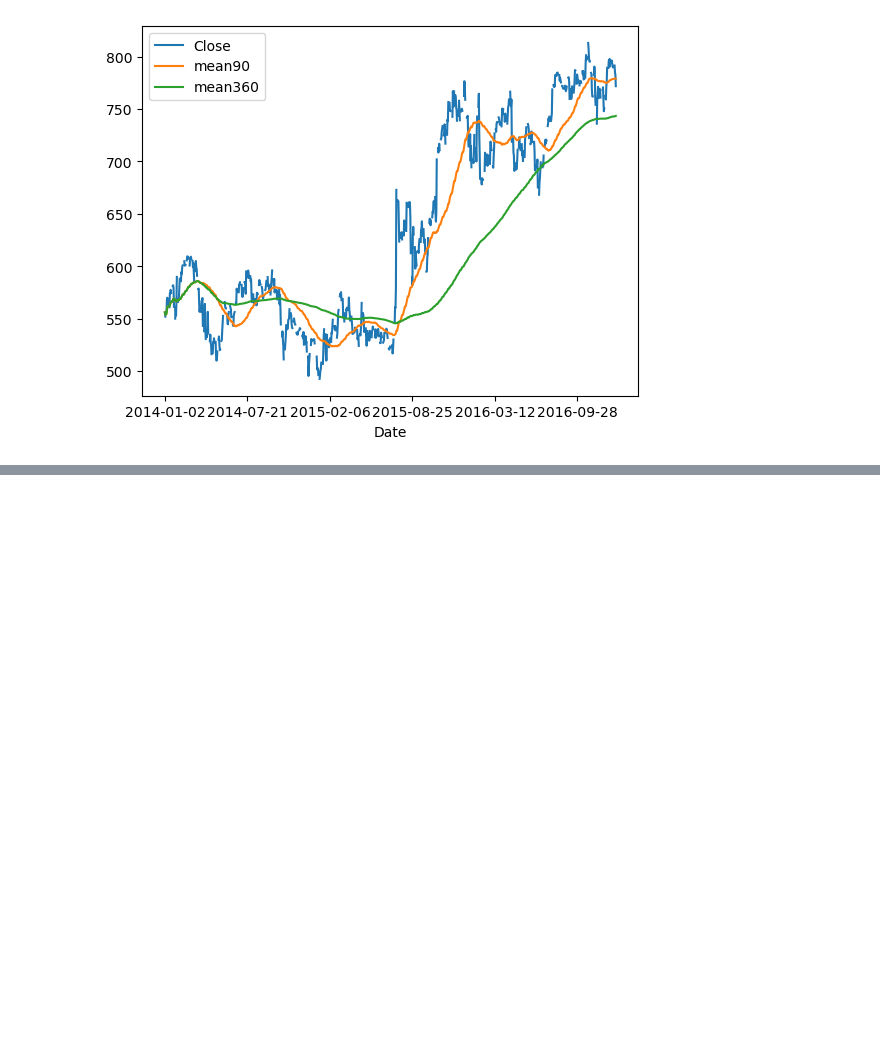
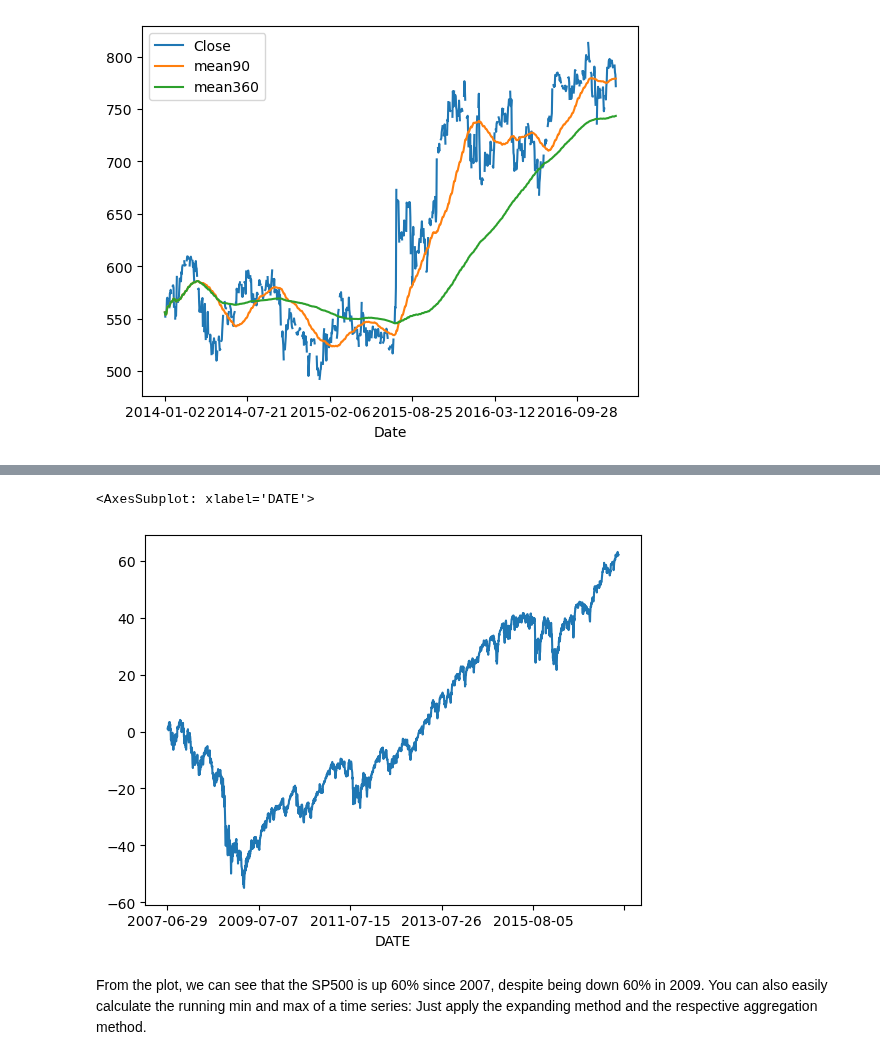
Before and after one commit to johnwslee/Data_Science_Libraries, a Jupyter notebook: pandas/Medium_Manipulating_Timeseries_Data_in_Python.ipynb, the cells around one changed output, grey strips where cells are left out. Cells and saved outputs as stored; diff of their text form; code cells hidden in the pictures; blank space fills up the shorter version.

```diff
--- a/pandas/Medium_Manipulating_Timeseries_Data_in_Python.ipynb
+++ b/pandas/Medium_Manipulating_Timeseries_Data_in_Python.ipynb
@@ -620,0 +662,2 @@ data.plot()
+# %%
+data.set_index("DATE", inplace=True)
@@ -620,0 +681,2 @@ data.plot()
+# %%
+pr = data["SP500"].pct_change()  # period return
@@ -620,0 +699,2 @@ data.plot()
+# %%
+pr_plus_one = pr.add(1)
@@ -620,0 +717,2 @@ data.plot()
+# %%
+cumulative_return = pr_plus_one.cumprod().sub(1)
@@ -620,0 +735,7 @@ data.plot()
+# %%
+cumulative_return.mul(100).plot()
+# %% [output]
+<AxesSubplot: xlabel='DATE'>
+[figure, added]
+# %% [markdown]
+From the plot, we can see that the SP500 is up 60% since 2007, despite being down 60% in 2009. You can also easily calculate the running min and max of a time series: Just apply the expanding method and the respective aggregation method.
```
Also changed, not shown: parts of 47 cells of this notebook.
